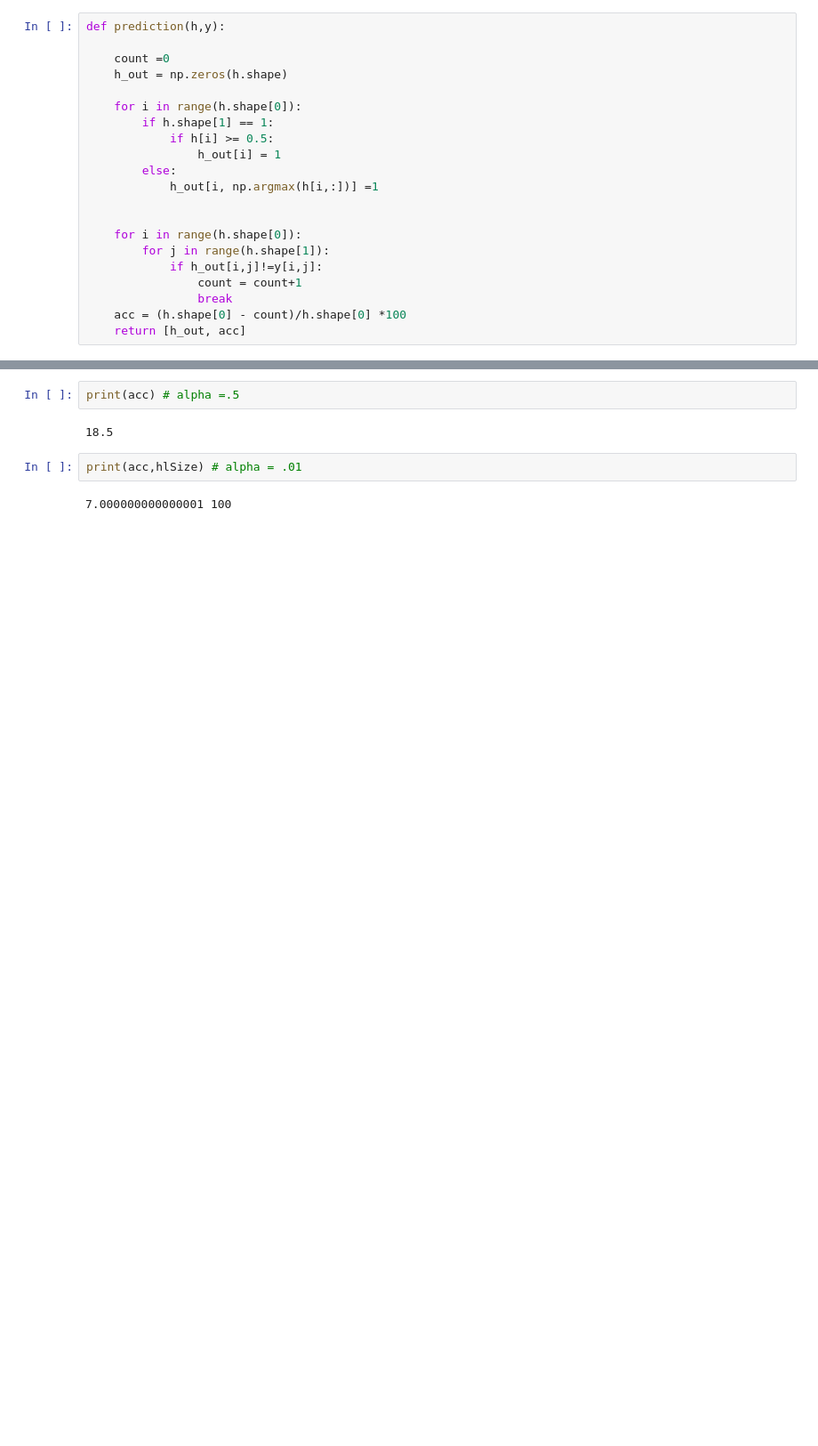
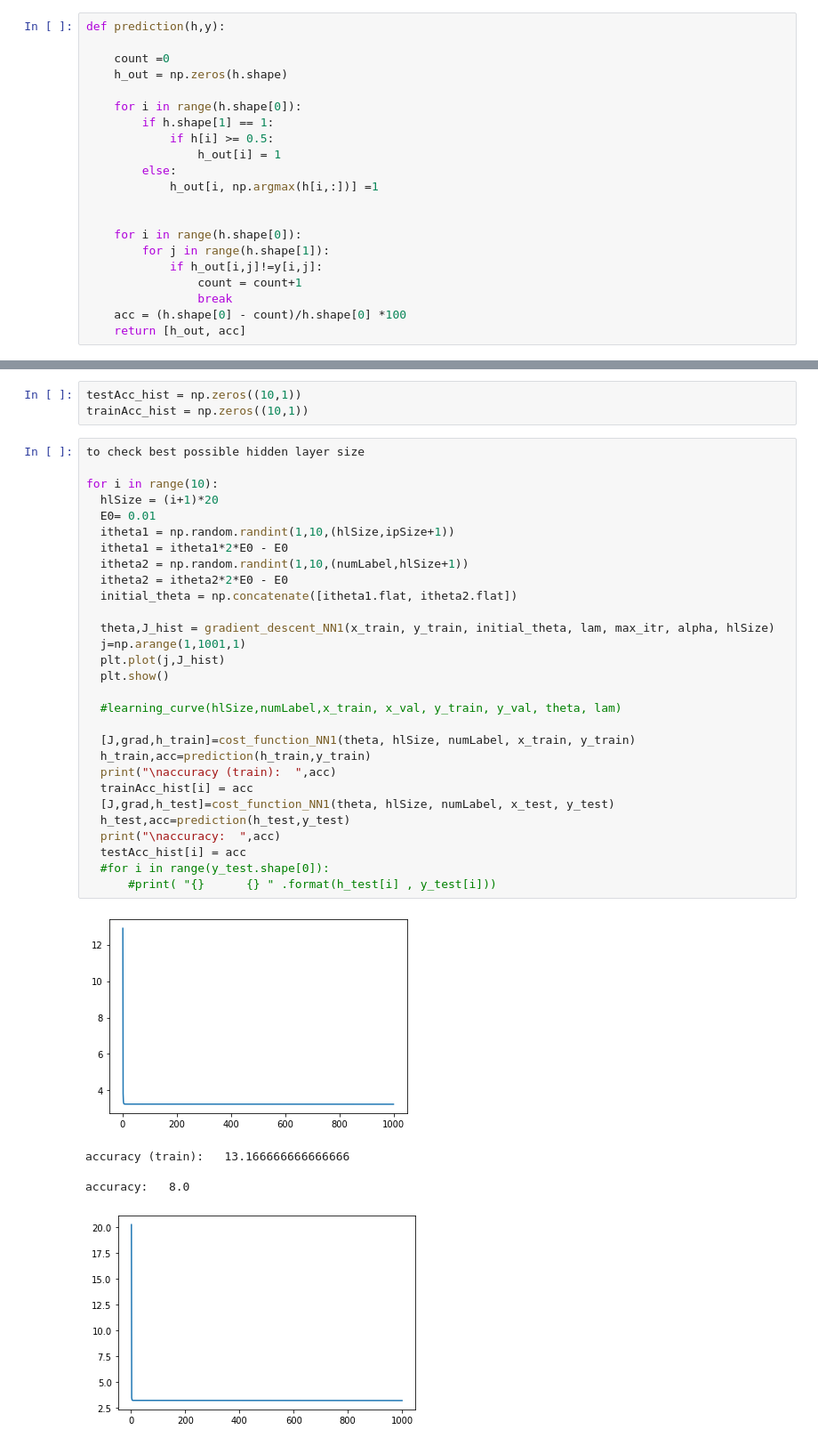
Before and after one commit to mohit138/Music-Tagging, a Jupyter notebook: NeuralNetwork1.ipynb, the cells around one changed output, grey strips where cells are left out. Shown at 89% size. Drawn from its saved outputs; the diff is of its cells as text; blank space fills up the shorter version.

```diff
--- a/NeuralNetwork1.ipynb
+++ b/NeuralNetwork1.ipynb
@@ -193,8 +196,38 @@ accuracy:   7.000000000000001
-# %%
-print(acc) # alpha =.5
-# %% [output]
-18.5
-# %%
-print(acc,hlSize) # alpha = .01
-# %% [output]
-7.000000000000001 100
+# %%
+testAcc_hist = np.zeros((10,1))
+trainAcc_hist = np.zeros((10,1))
+# %%
+to check best possible hidden layer size
+
+for i in range(10):
+  hlSize = (i+1)*20
+  E0= 0.01
+  itheta1 = np.random.randint(1,10,(hlSize,ipSize+1))
+  itheta1 = itheta1*2*E0 - E0
+  itheta2 = np.random.randint(1,10,(numLabel,hlSize+1))
+  itheta2 = itheta2*2*E0 - E0
+  initial_theta = np.concatenate([itheta1.flat, itheta2.flat])
+
+  theta,J_hist = gradient_descent_NN1(x_train, y_train, initial_theta, lam, max_itr, alpha, hlSize)
+  j=np.arange(1,1001,1)
+  plt.plot(j,J_hist)
+  plt.show()
+
+  #learning_curve(hlSize,numLabel,x_train, x_val, y_train, y_val, theta, lam)
+
+  [J,grad,h_train]=cost_function_NN1(theta, hlSize, numLabel, x_train, y_train)
+  h_train,acc=prediction(h_train,y_train)
+  print("\naccuracy (train):  ",acc)
+  trainAcc_hist[i] = acc
+  [J,grad,h_test]=cost_function_NN1(theta, hlSize, numLabel, x_test, y_test)
+  h_test,acc=prediction(h_test,y_test)
+  print("\naccuracy:  ",acc)
+  testAcc_hist[i] = acc
+  #for i in range(y_test.shape[0]):
+      #print( "{}      {} " .format(h_test[i] , y_test[i]))
+# %% [output]
+[figure, added]
+accuracy (train):   13.166666666666666
+
+accuracy:   8.0
+[figure, added]
```
Also changed, not shown: parts of 7 cells of this notebook.
